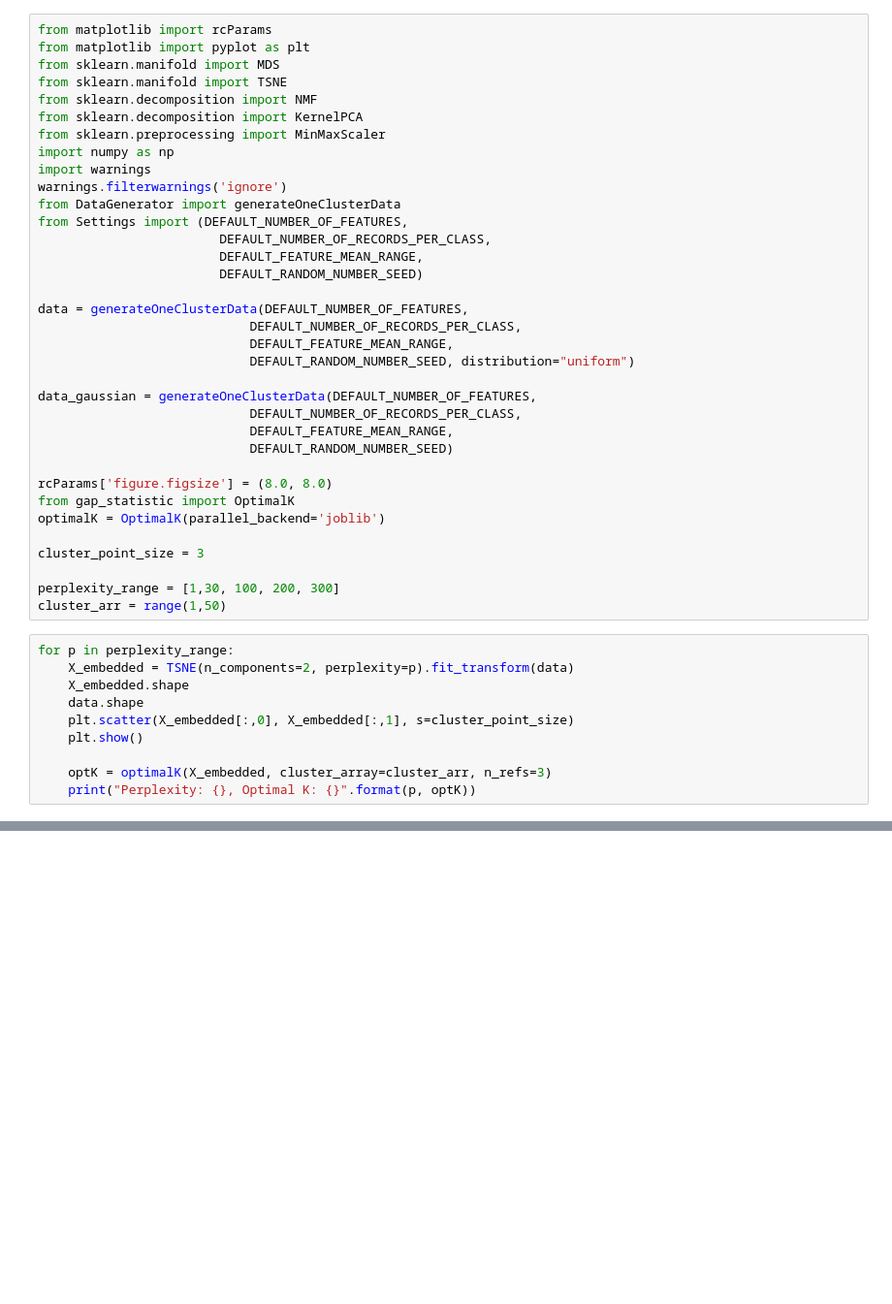
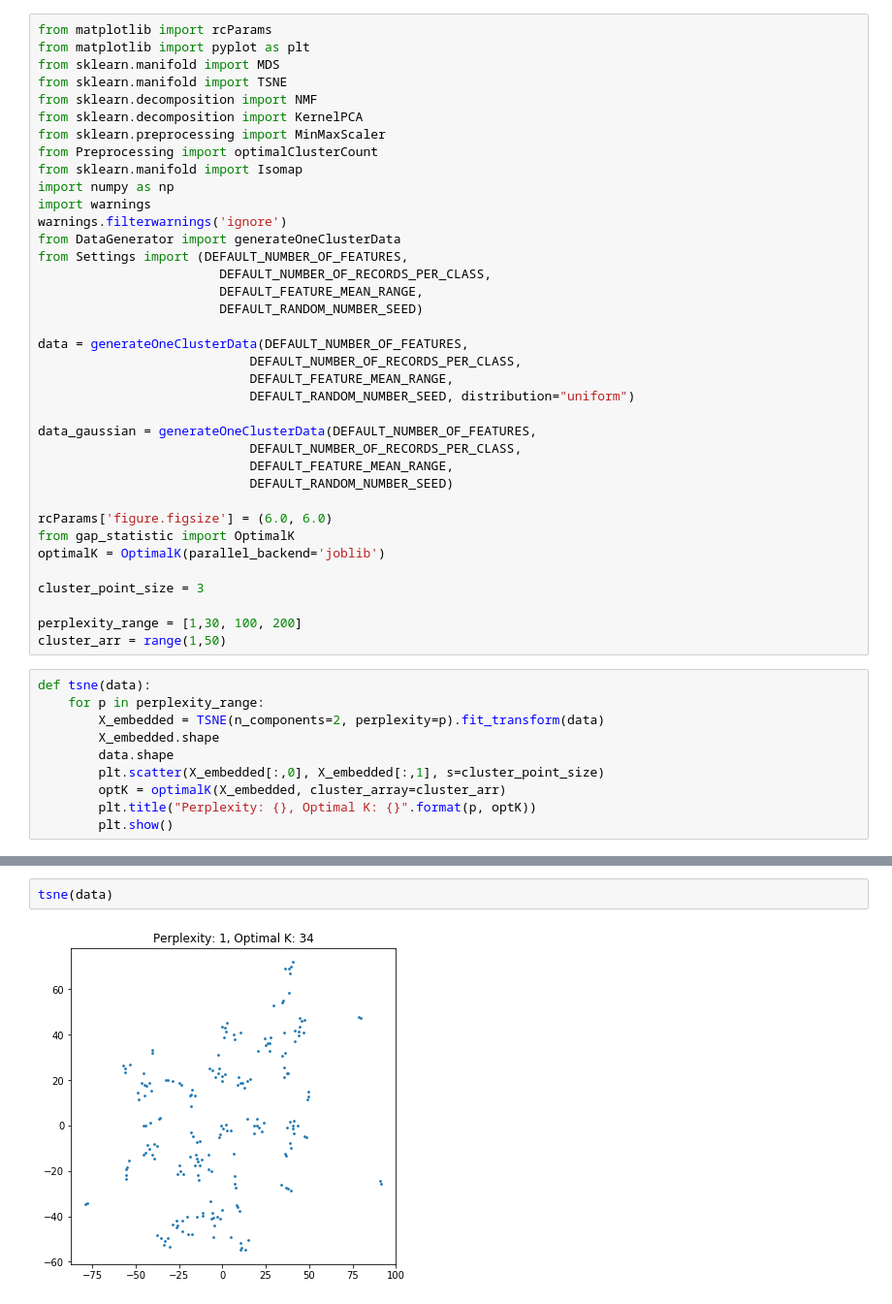
Before and after one commit to ylmzkaan/MVE440-HW4, a Jupyter notebook: src/SebastianN.ipynb, the cells around one changed output, grey strips where cells are left out. Shown at 97% size. Saved outputs shown, nothing was run; the diff lists cells and outputs as text; blank space fills up the shorter version.

Commit message:
Added isomap + gaussian and uniform tests

```diff
--- a/src/SebastianN.ipynb
+++ b/src/SebastianN.ipynb
@@ -6,6 +6,8 @@ from sklearn.manifold import TSNE
 from sklearn.decomposition import NMF
 from sklearn.decomposition import KernelPCA
 from sklearn.preprocessing import MinMaxScaler
+from Preprocessing import optimalClusterCount
+from sklearn.manifold import Isomap
 import numpy as np
 import warnings
 warnings.filterwarnings('ignore')
@@ -25,21 +27,21 @@ data_gaussian = generateOneClusterData(DEFAULT_NUMBER_OF_FEATURES,
                             DEFAULT_FEATURE_MEAN_RANGE,
                             DEFAULT_RANDOM_NUMBER_SEED)
 
-rcParams['figure.figsize'] = (8.0, 8.0)
+rcParams['figure.figsize'] = (6.0, 6.0)
 from gap_statistic import OptimalK
 optimalK = OptimalK(parallel_backend='joblib')
 
 cluster_point_size = 3
 
-perplexity_range = [1,30, 100, 200, 300]
+perplexity_range = [1,30, 100, 200]
 cluster_arr = range(1,50)
 # %%
-for p in perplexity_range:
-    X_embedded = TSNE(n_components=2, perplexity=p).fit_transform(data)
-    X_embedded.shape
-    data.shape
-    plt.scatter(X_embedded[:,0], X_embedded[:,1], s=cluster_point_size)
-    plt.show()
-
-    optK = optimalK(X_embedded, cluster_array=cluster_arr, n_refs=3)
-    print("Perplexity: {}, Optimal K: {}".format(p, optK))
+def tsne(data):
+    for p in perplexity_range:
+        X_embedded = TSNE(n_components=2, perplexity=p).fit_transform(data)
+        X_embedded.shape
+        data.shape
+        plt.scatter(X_embedded[:,0], X_embedded[:,1], s=cluster_point_size)
+        optK = optimalK(X_embedded, cluster_array=cluster_arr)
+        plt.title("Perplexity: {}, Optimal K: {}".format(p, optK))
+        plt.show()
@@ -104,0 +93,4 @@ Optimal K: 20
+# %%
+tsne(data)
+# %% [output]
+[figure, added]
```
Also changed, not shown: parts of 20 cells of this notebook.
